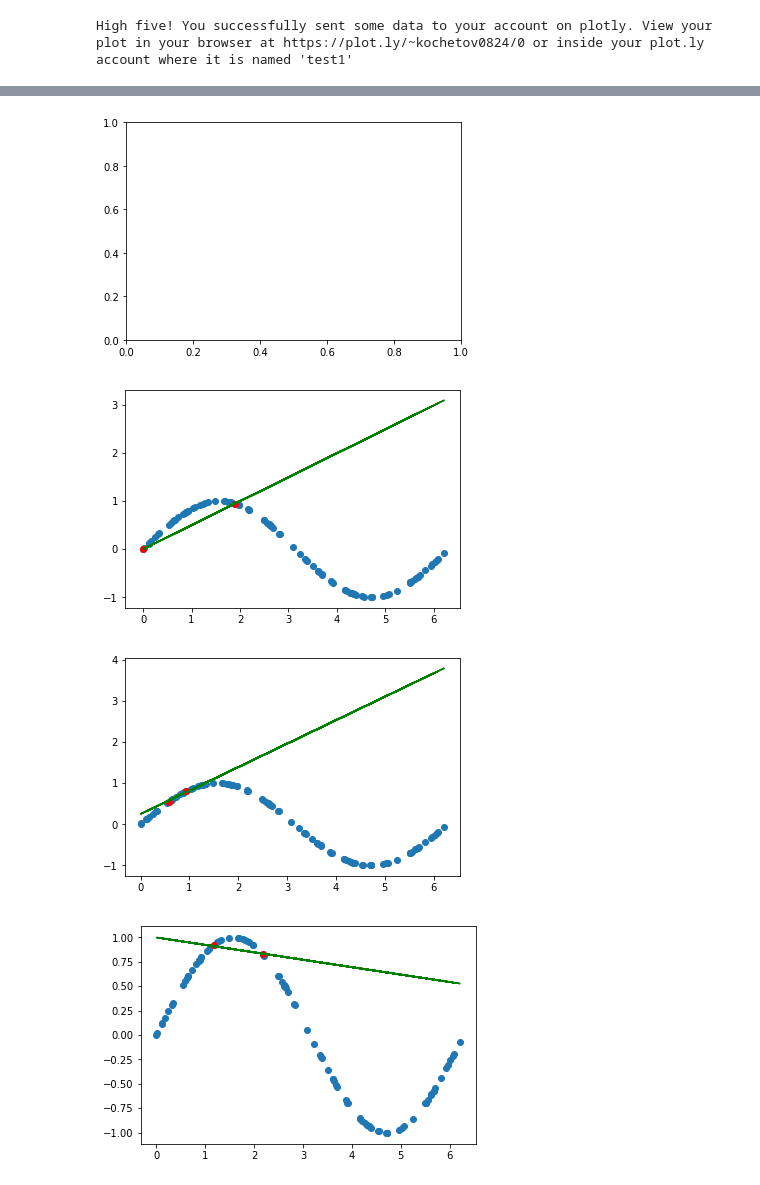
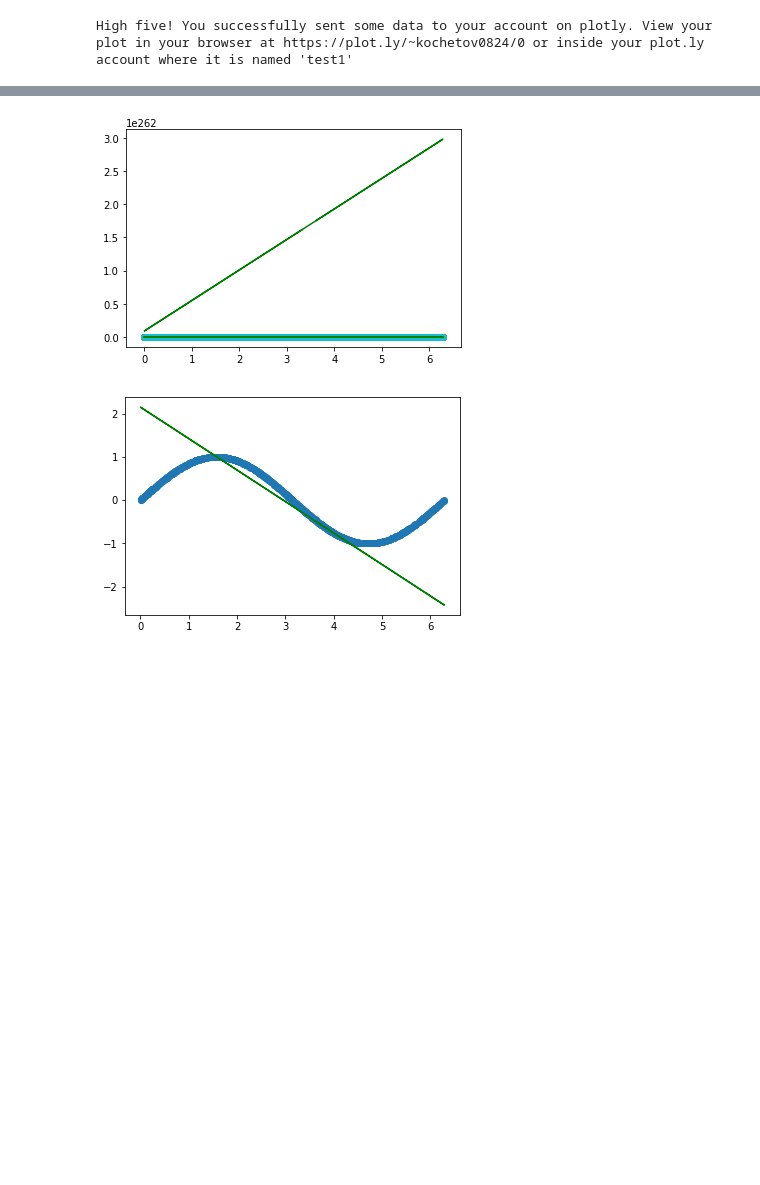
Before and after one commit to KonstantinKochetov/ML-implementations, a Jupyter notebook: Beleg3.ipynb, the cells around one changed output, grey strips where cells are left out. Saved outputs shown, nothing was run; the diff lists cells and outputs as text; code cells hidden in the pictures; blank space fills up the shorter version.

```diff
--- a/Beleg3.ipynb
+++ b/Beleg3.ipynb
@@ -491,8 +485,8 @@ def get_theta(x, y, initial_theta_0, initial_theta_1):
     return theta_0, theta_1
 # %%
 # Trainings Daten
-num_train = 100
-iterations = 500
+num_train = 1000
+iterations = 1000
 alpha = 0.1
 np.random.seed(1) # wird immer gleiche randoms geben
 x_train = 2*np.pi*np.random.uniform(0, 1, num_train) # gleichverteilt zwischen 0 und 2*pi
@@ -568,8 +571,8 @@ def calculate_e_out(h_1, h_2, x_test, y_test, x, y):
 counter = np.array([0,2])
 x, y = train_data(counter, x_train, y_train)
 h_1 = build_hypothesis_h_1(x, y)
-h_2 = build_hypothesis_h_2(x, y)
+h_2_with_thetas = build_hypothesis_h_2(x, y)
+h_2 = h_2_with_thetas[0]
 plot_hypothesises(h_1, h_2, x_train, y_train, x, y)
-#plot_hypothesis_h_2(h_2, x_train, y_train, x, y)
 calculate_e_out(h_1, h_2, x_test, y_test, x, y)
 # %% [output]
@@ -579,4 +582,10 @@ E_out_model_2 1.1759709964998835
 # %%
+x_train = 2*np.pi*np.random.uniform(0, 1, num_train) # gleichverteilt zwischen 0 und 2*pi
+y_train = np.sin(x_train)
+
+x_test = 2*np.pi*np.random.uniform(0, 1, num_train)
+y_test = np.sin(x_test)
+
 def get_hypothesises_h_1(counter, ax1, x_train, y_train, number_of_hypothesises):
     h_1_array = np.array([])
     for i in range(number_of_hypothesises):
@@ -609,30 +618,35 @@ plot_average_h1(average_h_1, x_train, y_train)
 # %%
 def get_hypothesises_h_2(counter, ax2, x_train, y_train, number_of_hypothesises):
     h_2_array = np.array([])
     for i in range(number_of_hypothesises):
         counter[0] = counter[0] + 2
         counter[1] = counter[1] + 2
         x, y = train_data(counter, x_train, y_train)
-        h_2 = build_hypothesis_h_2(x, y)
-        #plot_hypothesis_h_2_in_one_plot(h_2, x_train, y_train, x, y, ax2)
-        plot_hypothesis_h_2(h_2, x_train, y_train, x, y)
-        h_2_array = np.append(h_2_array, h_2, None)
+        h_2_with_thetas = build_hypothesis_h_2(x, y)
+        h_2 = h_2_with_thetas[0]
+        plot_hypothesis_h_2_in_one_plot(h_2, x_train, y_train, x, y, ax2)
+        #plot_hypothesis_h_2(h_2, x_train, y_train, x, y)
+        h_2_array = np.append(h_2_array, h_2_with_thetas, None)
     return h_2_array
 
-# test
+def average_h_2(h_2_array, x):
+    theta_0_array = np.array([])
+    theta_1_array = np.array([])
+    for i in range(h_2_array.size):
+        theta_0 = h_2_array[1]
+        theta_1 = h_2_array[2]
+        theta_0_array = np.append(theta_0_array, theta_0, None)
+        theta_1_array = np.append(theta_1_array, theta_1, None)
+    return np.mean(theta_0_array), np.mean(theta_1_array)
+
 # test
 counter = np.array([0,2])
 f1 = plt.figure()
 ax1 = f1.add_subplot(111)
 number_of_hypothesises = 10
 h_2_array = get_hypothesises_h_2(counter, ax1, x_train, y_train, number_of_hypothesises)
-
-#for i in range(h_2_array.size):
-#    plot_h
-#average_h_2 = average_h_2(h_2_array, x_train)
-#plot_average_h1(average_h, x_train, y_train)
+average_h_2 = average_h_2(h_2_array, x_train)
+plot_average_h2(average_h_2, x_train, y_train)
 # %% [output]
-[figure, old version]
+[figure, new version]
-[figure, old version]
+[figure, new version]
-[figure, removed]
-[figure, removed]
```
Also changed, not shown: parts of 17 cells of this notebook.
